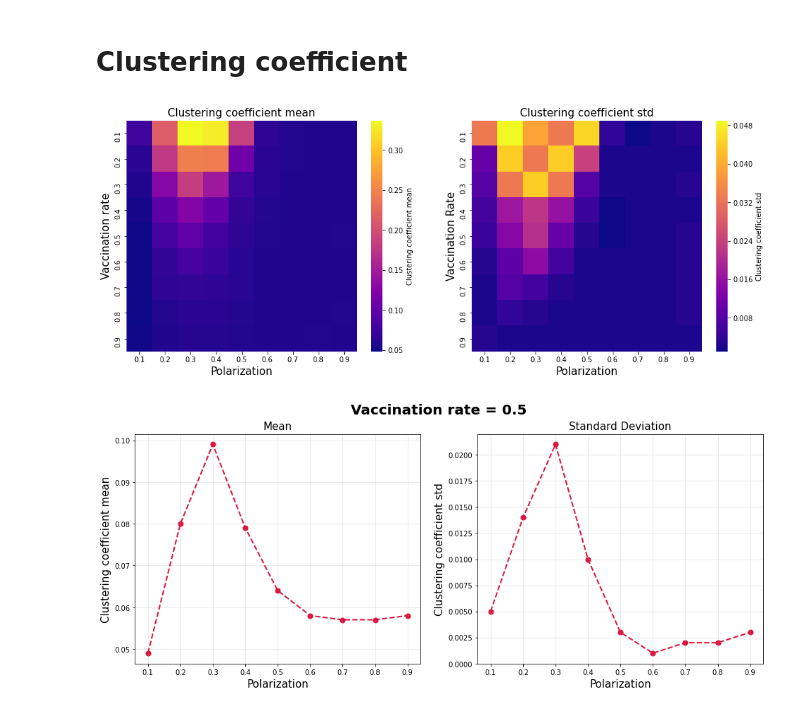
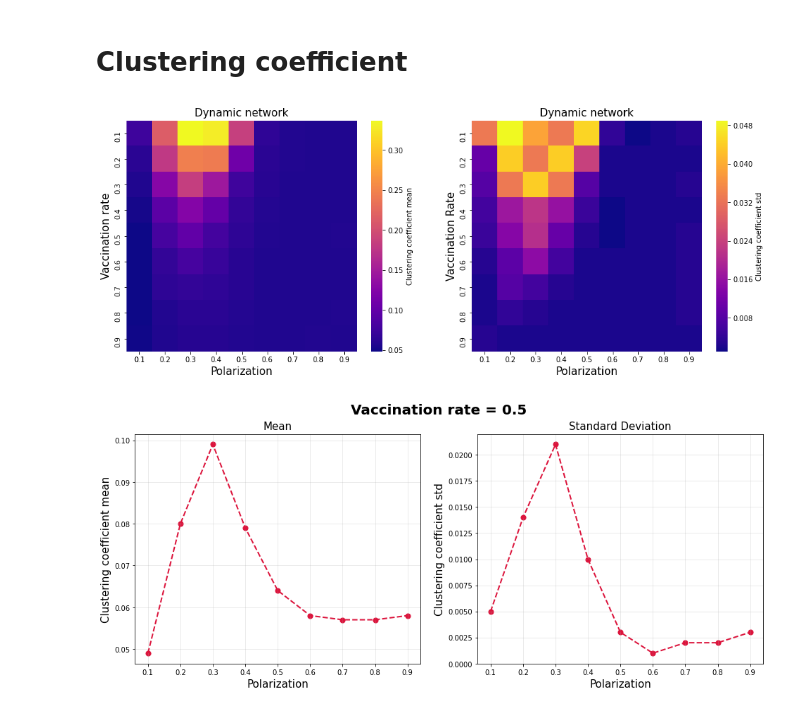
Before and after one commit to michelemcrudele/LDE-Project, a Jupyter notebook: plot_sim_data-NEW.ipynb, the cells around one changed output. Saved outputs shown, nothing was run; the diff lists cells and outputs as text; code cells hidden in the pictures.

```diff
--- a/plot_sim_data-NEW.ipynb
+++ b/plot_sim_data-NEW.ipynb
@@ -163,21 +163,21 @@ for i, r in enumerate(r_list):
 # %%
 fig, ax = plt.subplots(nrows=1, ncols=2, figsize=(16, 6))
 
 sns.heatmap(cc_heatmap_mean, ax=ax[0], cmap='plasma',
     xticklabels=pol_list, yticklabels=r_list,
     cbar_kws={'label': 'Clustering coefficient mean'})
 sns.heatmap(cc_heatmap_std, ax=ax[1], cmap='plasma',
     xticklabels=pol_list, yticklabels=r_list,
     cbar_kws={'label': 'Clustering coefficient std'})
 
 ax[0].set_xlabel('Polarization', size=15)
 ax[0].set_ylabel('Vaccination rate', size=15)
-ax[0].set_title('Clustering coefficient mean', size=15)
+ax[0].set_title('Dynamic network', size=15)
 ax[1].set_xlabel('Polarization', size=15)
 ax[1].set_ylabel('Vaccination Rate', size=15)
-ax[1].set_title('Clustering coefficient std', size=15);
+ax[1].set_title('Dynamic network', size=15);
 # %% [output]
-[figure, old version]
+[figure, new version]
 # %%
 fig, ax = plt.subplots(nrows=1, ncols=2, figsize=(16, 6))
 slice_idx = 4
```
Also changed, not shown: 1 other file.
